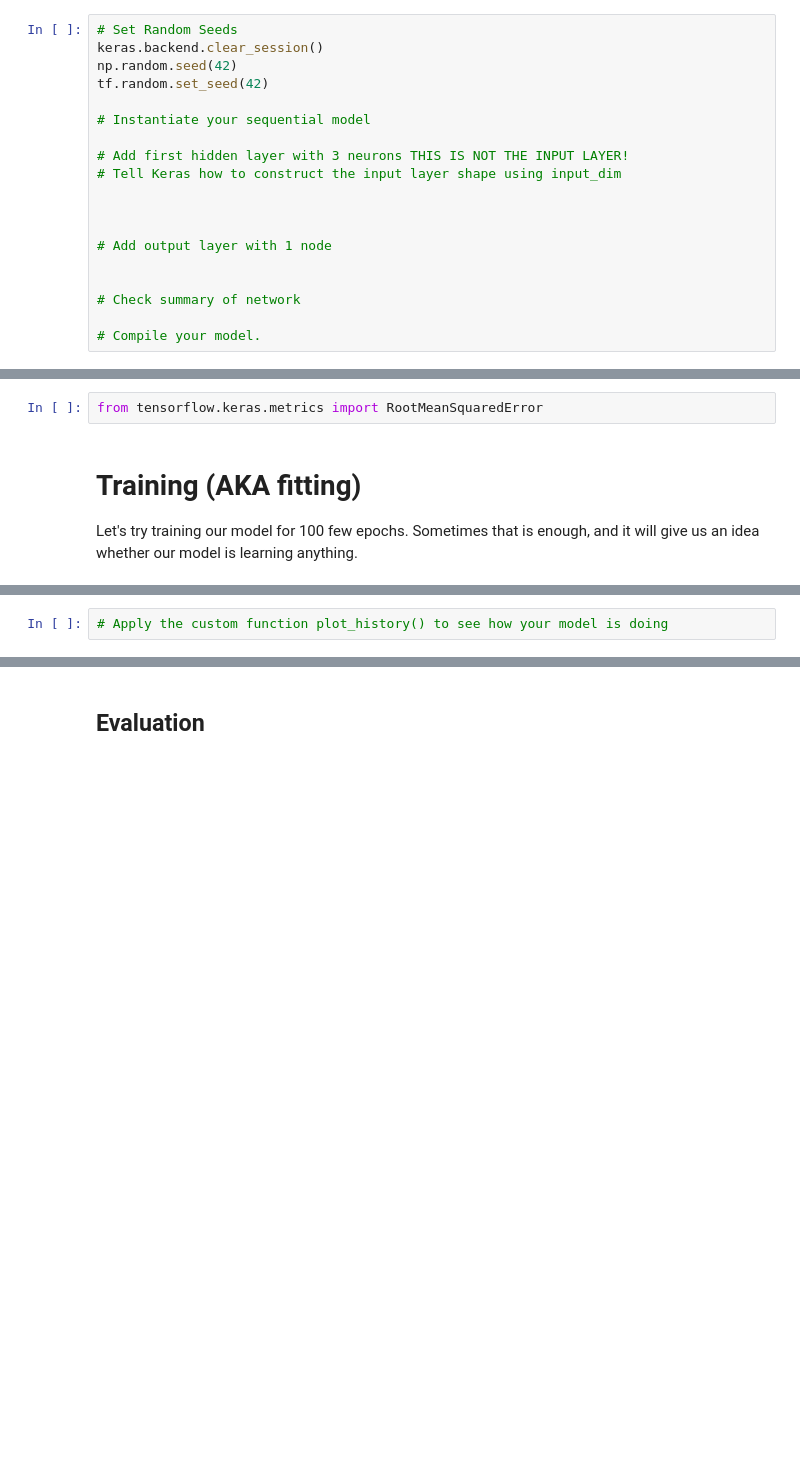
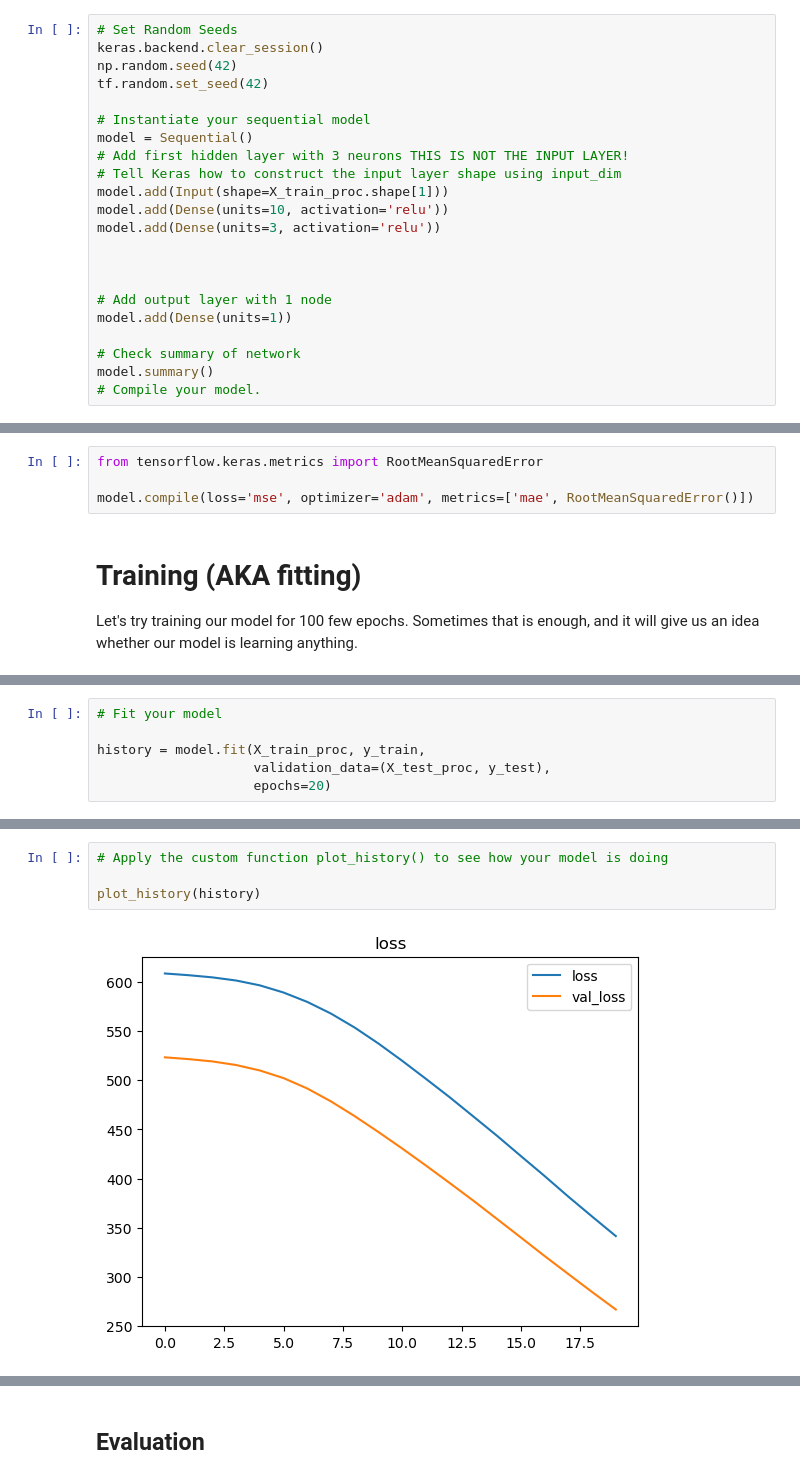
Before and after one commit to Caellwyn/intermediate-ml-wk-03-deep-learning-codealongs, a Jupyter notebook: IN CLASS Lecture 1 - Neural Networks.ipynb, the cells around one changed output, grey strips where cells are left out. Cells and saved outputs as stored; diff of their text form; blank space fills up the shorter version.

```diff
--- a/IN CLASS Lecture 1 - Neural Networks.ipynb
+++ b/IN CLASS Lecture 1 - Neural Networks.ipynb
@@ -158,15 +208,18 @@ np.random.seed(42)
 tf.random.set_seed(42)
 
 # Instantiate your sequential model
-
+model = Sequential()
 # Add first hidden layer with 3 neurons THIS IS NOT THE INPUT LAYER!
 # Tell Keras how to construct the input layer shape using input_dim
+model.add(Input(shape=X_train_proc.shape[1]))
+model.add(Dense(units=10, activation='relu'))
+model.add(Dense(units=3, activation='relu'))
 
 
 
 # Add output layer with 1 node
-
+model.add(Dense(units=1))
 
 # Check summary of network
-
+model.summary()
 # Compile your model.
@@ -183,6 +252,8 @@ For this step, we need to specify a few other hyperparameters:
 * **Metrics:** 'mae' or mean absolute error.  We can provide a list of any appropriate metrics we want the model to keep track at each epoch.
 # %%
 from tensorflow.keras.metrics import RootMeanSquaredError
+
+model.compile(loss='mse', optimizer='adam', metrics=['mae', RootMeanSquaredError()])
 # %% [markdown]
 # Training (AKA fitting)
 
@@ -191,0 +261,6 @@ Let's try training our model for 100 few epochs.  Sometimes that is enough, and
+# %%
+# Fit your model
+
+history = model.fit(X_train_proc, y_train,
+                    validation_data=(X_test_proc, y_test),
+                    epochs=20)
@@ -192,2 +285,6 @@ Let's try training our model for 100 few epochs.  Sometimes that is enough, and
 # %%
 # Apply the custom function plot_history() to see how your model is doing
+
+plot_history(history)
+# %% [output]
+[figure, added]
```
Also changed, not shown: parts of 29 cells of this notebook, 2 other files.
